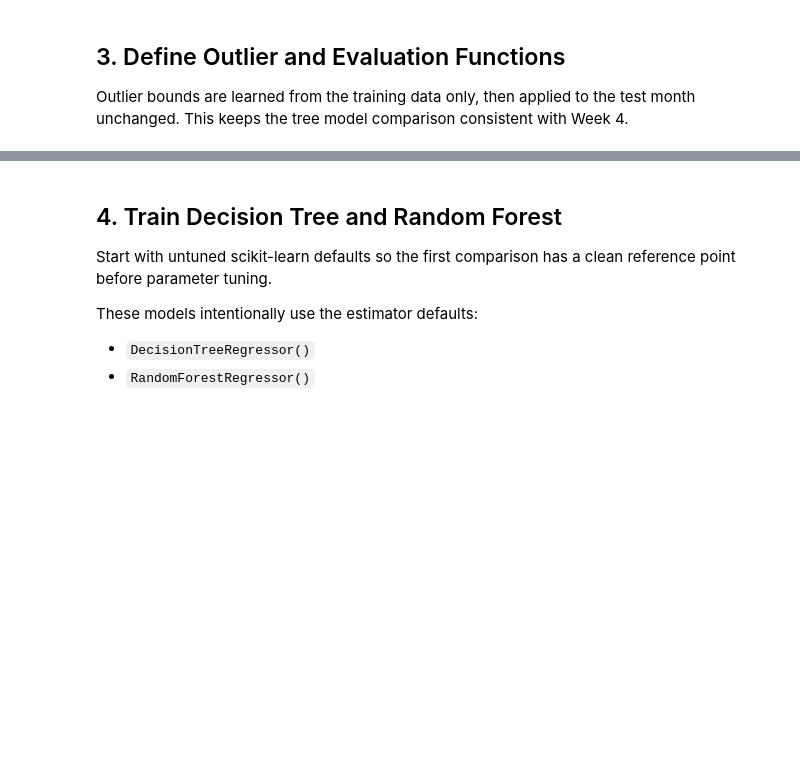
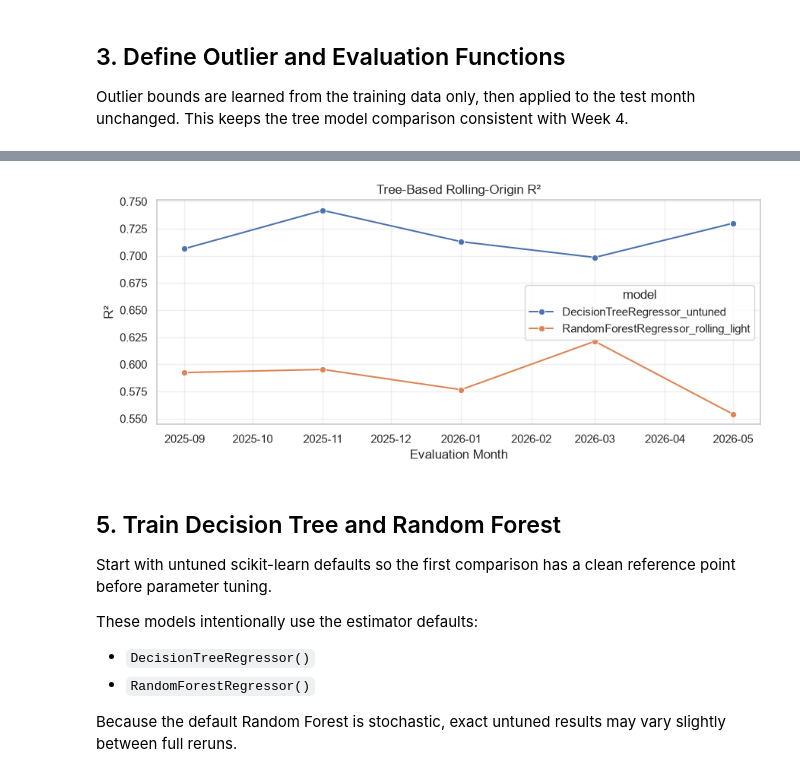
Before and after one commit to syp4137/idx-california-price-prediction, a Jupyter notebook: notebooks/04_model_comparison.ipynb, the cells around one changed output, grey strips where cells are left out. Saved outputs shown, nothing was run; the diff lists cells and outputs as text; code cells hidden in the pictures; blank space fills up the shorter version.

```diff
--- a/notebooks/04_model_comparison.ipynb
+++ b/notebooks/04_model_comparison.ipynb
@@ -259,11 +390,27 @@ Training-derived price bounds: $185,000 to $9,250,000
+# %%
+plot_df = tree_rolling_results_df.copy()
+plot_df["eval_month_date"] = pd.to_datetime(plot_df["eval_month"])
+
+fig, ax = plt.subplots(figsize=(9, 4))
+sns.lineplot(data=plot_df, x="eval_month_date", y="r2", hue="model", marker="o", ax=ax)
+ax.set_title("Tree-Based Rolling-Origin R²")
+ax.set_xlabel("Evaluation Month")
+ax.set_ylabel("R²")
+ax.grid(alpha=0.3)
+plt.tight_layout()
+plt.show()
+# %% [output]
+[figure, added]
 # %% [markdown]
-## 4. Train Decision Tree and Random Forest
+## 5. Train Decision Tree and Random Forest
 
 Start with untuned scikit-learn defaults so the first comparison has a clean reference point before parameter tuning.
 
 These models intentionally use the estimator defaults:
 - `DecisionTreeRegressor()`
 - `RandomForestRegressor()`
+
+Because the default Random Forest is stochastic, exact untuned results may vary slightly between full reruns.
 # %%
 model_specs = {
     "DecisionTreeRegressor_untuned": {
```
Also changed, not shown: parts of 21 cells of this notebook.
